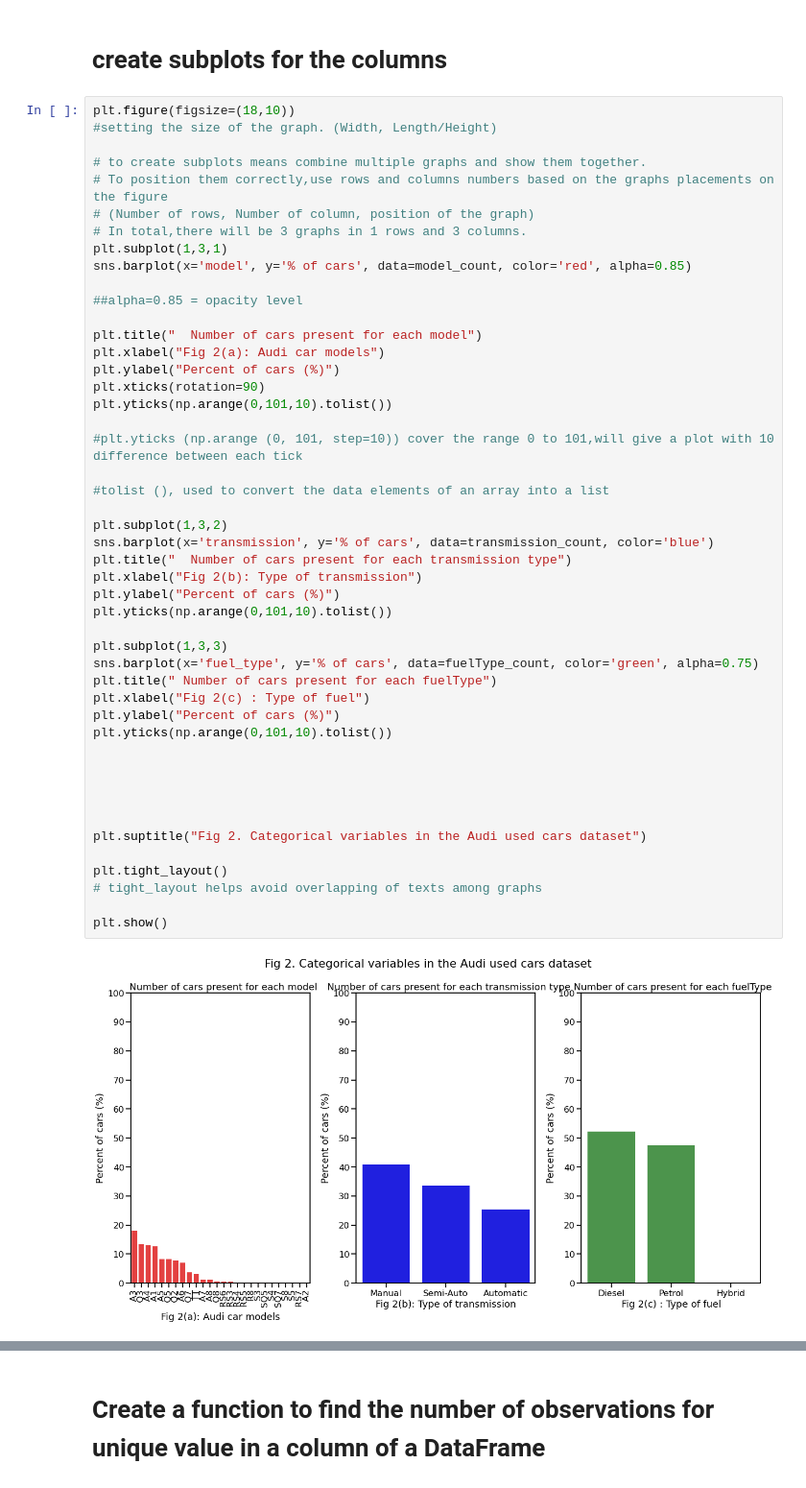
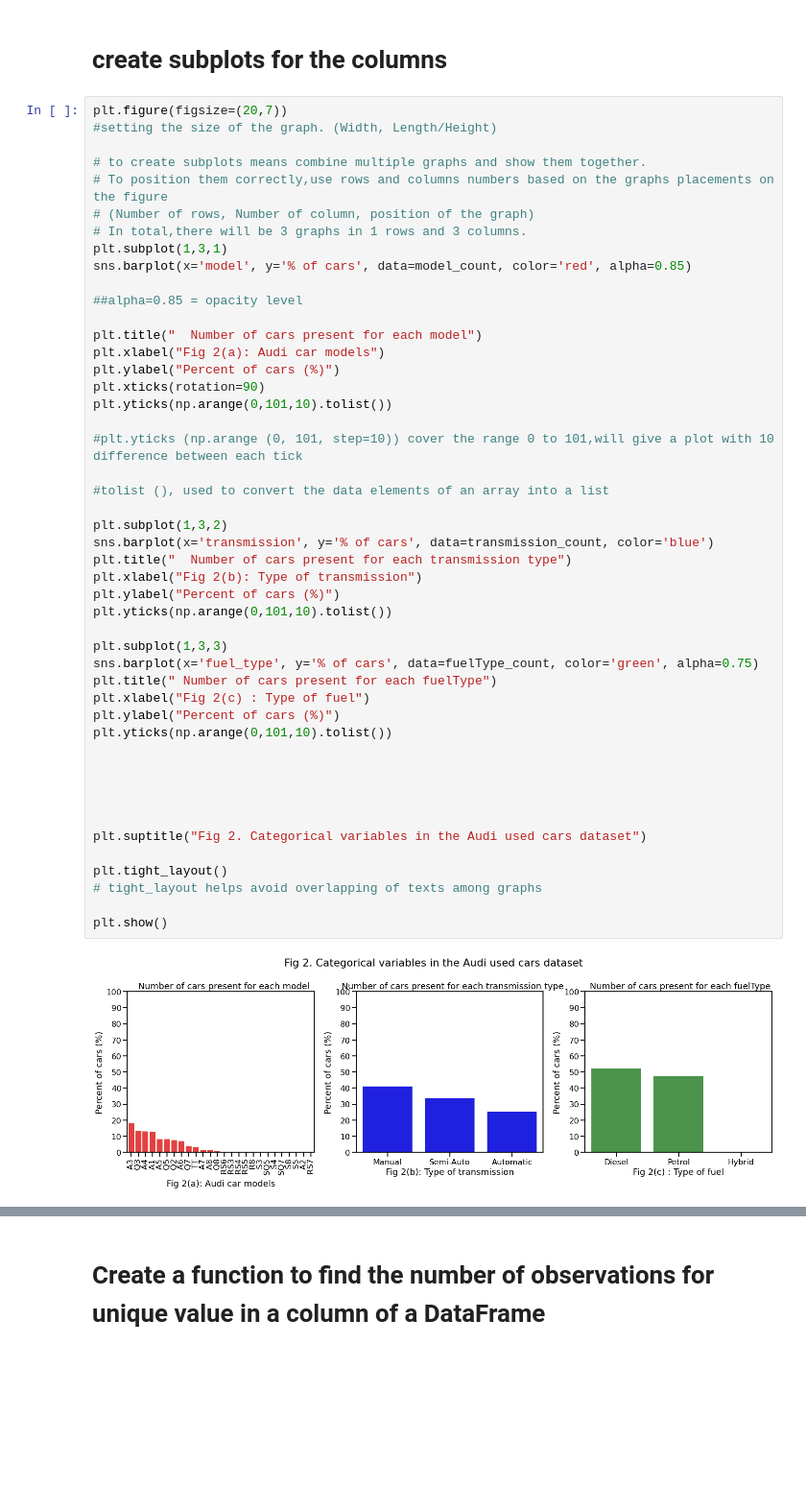
Before and after one commit to Israt055/audi_used_car_analysis-, a Jupyter notebook: audi_used_car_EDA.ipynb, the cells around one changed output, grey strips where cells are left out. Shown at 96% size. Drawn from its saved outputs; the diff is of its cells as text; blank space fills up the shorter version.

```diff
--- a/audi_used_car_EDA.ipynb
+++ b/audi_used_car_EDA.ipynb
@@ -262,7 +240,7 @@ year_count
 # %% [markdown]
 # create subplots for the columns
 # %%
-plt.figure(figsize=(18,10))
+plt.figure(figsize=(20,7))
 #setting the size of the graph. (Width, Length/Height)
 
 # to create subplots means combine multiple graphs and show them together.
@@ -282,34 +260,34 @@ plt.yticks(np.arange(0,101,10).tolist())
 
 #plt.yticks (np.arange (0, 101, step=10)) cover the range 0 to 101,will give a plot with 10 difference between each tick
 
 #tolist (), used to convert the data elements of an array into a list
 
 plt.subplot(1,3,2)
 sns.barplot(x='transmission', y='% of cars', data=transmission_count, color='blue')
 plt.title("  Number of cars present for each transmission type")
 plt.xlabel("Fig 2(b): Type of transmission")
 plt.ylabel("Percent of cars (%)")
 plt.yticks(np.arange(0,101,10).tolist())
 
 plt.subplot(1,3,3)
 sns.barplot(x='fuel_type', y='% of cars', data=fuelType_count, color='green', alpha=0.75)
 plt.title(" Number of cars present for each fuelType")
 plt.xlabel("Fig 2(c) : Type of fuel")
 plt.ylabel("Percent of cars (%)")
 plt.yticks(np.arange(0,101,10).tolist())
 
 
 
 
 
 plt.suptitle("Fig 2. Categorical variables in the Audi used cars dataset")
 
 plt.tight_layout()
 # tight_layout helps avoid overlapping of texts among graphs
 
 plt.show()
 # %% [output]
-[figure, old version]
+[figure, new version]
 # %% [markdown]
 **In Fig 2(a),shows the percentage distribution of used Audi cars based of the model.**
 
```
Also changed, not shown: parts of 22 cells of this notebook.
